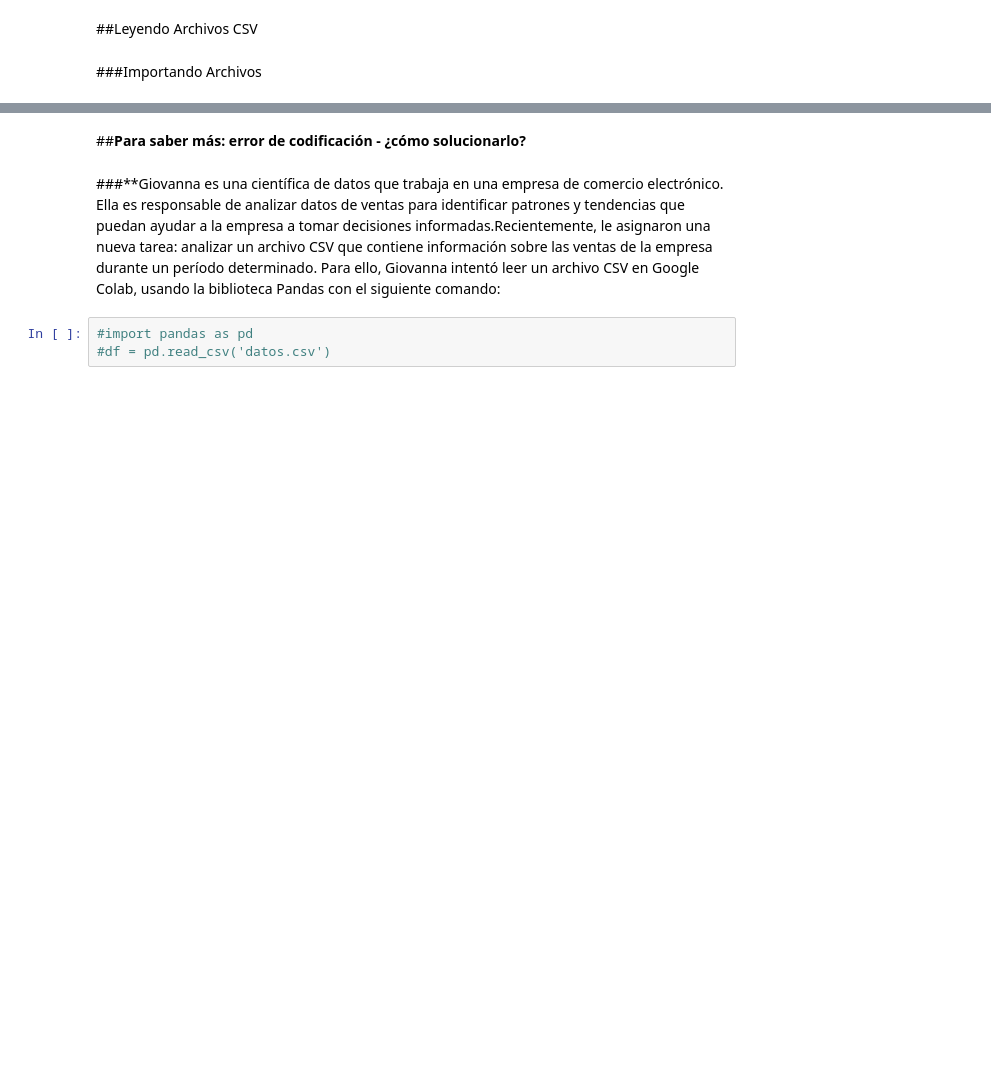
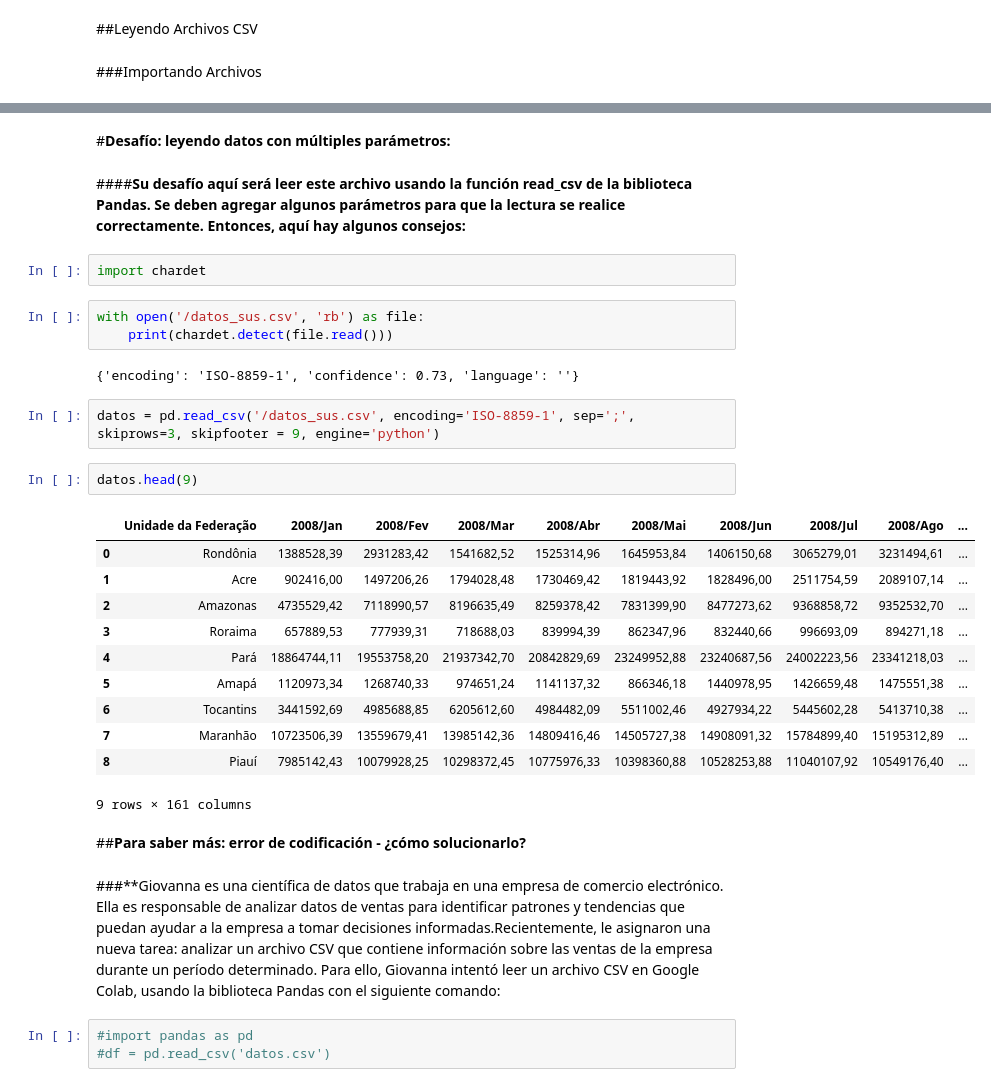
Before and after one commit to AngelTroncoso/Data_Science, a Jupyter notebook: 5_Pandas_Distintos_Formartos_de_Archivos.ipynb, the cells around one changed output, grey strips where cells are left out. Cells and saved outputs as stored; diff of their text form; blank space fills up the shorter version.

```diff
--- a/5_Pandas_Distintos_Formartos_de_Archivos.ipynb
+++ b/5_Pandas_Distintos_Formartos_de_Archivos.ipynb
@@ -76,3 +104,30 @@ n_de_columnas_n
+# %% [markdown]
+#**Desafío: leyendo datos con múltiples parámetros:**
+# %% [markdown]
+####**Su desafío aquí será leer este archivo usando la función read_csv de la biblioteca Pandas. Se deben agregar algunos parámetros para que la lectura se realice correctamente. Entonces, aquí hay algunos consejos:**
+# %%
+import chardet
+# %%
+with open('/datos_sus.csv', 'rb') as file:
+    print(chardet.detect(file.read()))
+# %% [output]
+{'encoding': 'ISO-8859-1', 'confidence': 0.73, 'language': ''}
+# %%
+datos = pd.read_csv('/datos_sus.csv', encoding='ISO-8859-1', sep=';', skiprows=3, skipfooter = 9, engine='python')
+# %%
+datos.head(9)
+# %% [output]
+|  | Unidade da Federação | 2008/Jan | 2008/Fev | 2008/Mar | 2008/Abr | 2008/Mai | 2008/Jun | 2008/Jul | 2008/Ago | ... |
+| 0 | Rondônia | 1388528,39 | 2931283,42 | 1541682,52 | 1525314,96 | 1645953,84 | 1406150,68 | 3065279,01 | 3231494,61 | ... |
+| 1 | Acre | 902416,00 | 1497206,26 | 1794028,48 | 1730469,42 | 1819443,92 | 1828496,00 | 2511754,59 | 2089107,14 | ... |
+| 2 | Amazonas | 4735529,42 | 7118990,57 | 8196635,49 | 8259378,42 | 7831399,90 | 8477273,62 | 9368858,72 | 9352532,70 | ... |
+| 3 | Roraima | 657889,53 | 777939,31 | 718688,03 | 839994,39 | 862347,96 | 832440,66 | 996693,09 | 894271,18 | ... |
+| 4 | Pará | 18864744,11 | 19553758,20 | 21937342,70 | 20842829,69 | 23249952,88 | 23240687,56 | 24002223,56 | 23341218,03 | ... |
+| 5 | Amapá | 1120973,34 | 1268740,33 | 974651,24 | 1141137,32 | 866346,18 | 1440978,95 | 1426659,48 | 1475551,38 | ... |
+| 6 | Tocantins | 3441592,69 | 4985688,85 | 6205612,60 | 4984482,09 | 5511002,46 | 4927934,22 | 5445602,28 | 5413710,38 | ... |
+| 7 | Maranhão | 10723506,39 | 13559679,41 | 13985142,36 | 14809416,46 | 14505727,38 | 14908091,32 | 15784899,40 | 15195312,89 | ... |
+| 8 | Piauí | 7985142,43 | 10079928,25 | 10298372,45 | 10775976,33 | 10398360,88 | 10528253,88 | 11040107,92 | 10549176,40 | ... |
+9 rows × 161 columns
 # %% [markdown]
 ##**Para saber más: error de codificación - ¿cómo solucionarlo?**
 # %% [markdown]
```
Also changed, not shown: parts of 11 cells of this notebook.
